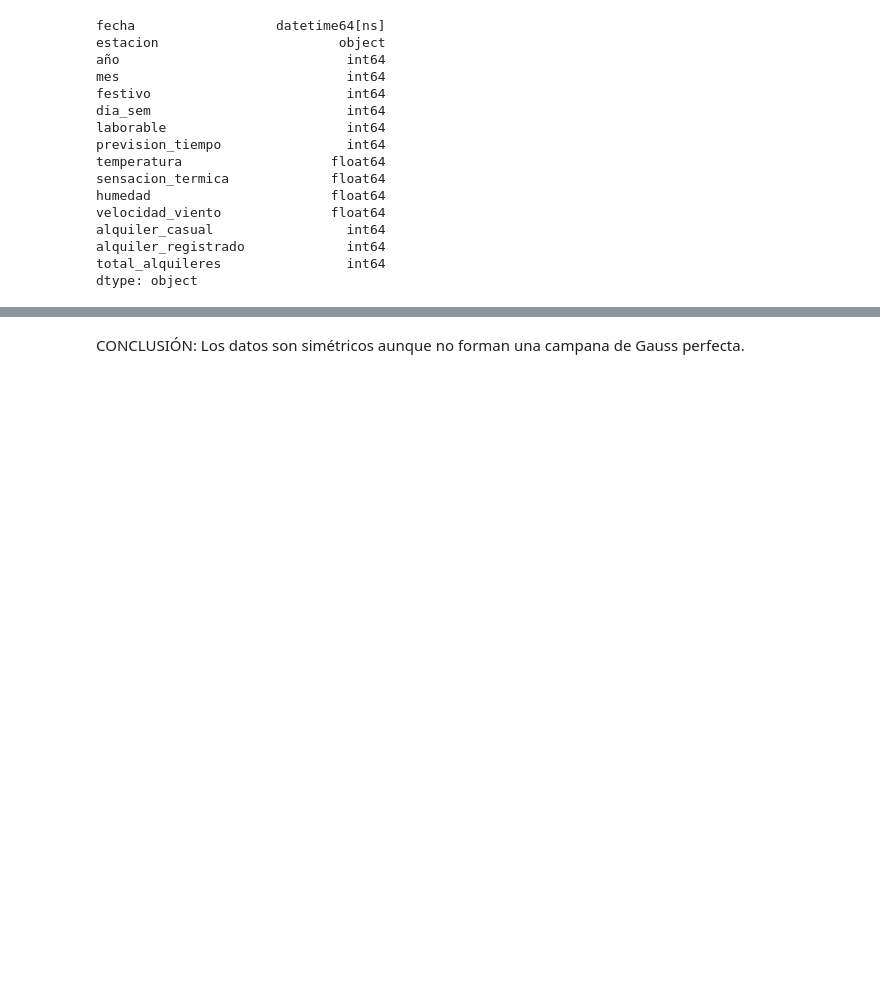
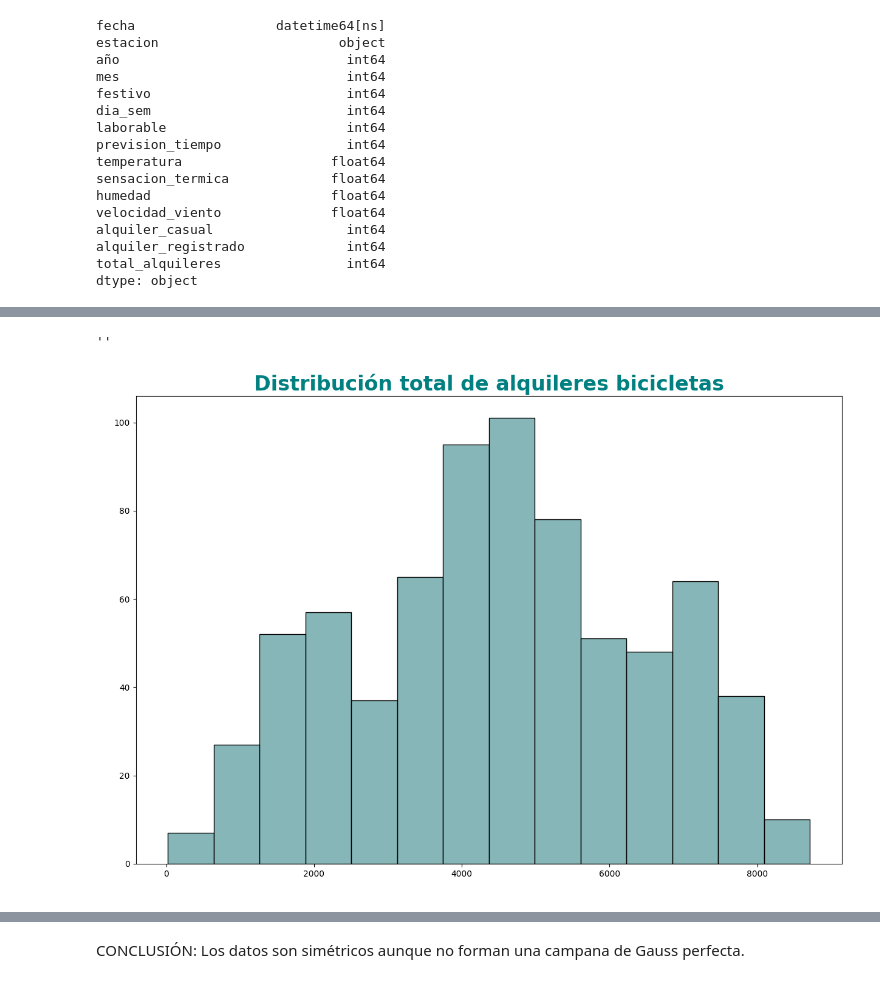
Before and after one commit to LourdesBoj/promoE-modulo3-proyecto-equipo3-Andrea-Catalina-Lourdes-AnaLopez, a Jupyter notebook: EDA.ipynb, the cells around one changed output, grey strips where cells are left out. Drawn from its saved outputs; the diff is of its cells as text; code cells hidden in the pictures; blank space fills up the shorter version.

```diff
--- a/EDA.ipynb
+++ b/EDA.ipynb
@@ -260 +212,13 @@ plt.ylabel=("");
+# %%
+plt.figure(figsize = (15,10))
+fig = sns.histplot(x ="total_alquileres", data = df,color = "cadetblue")
+fig.set_title('Distribución total de alquileres bicicletas', fontsize=24, fontweight='bold', color='teal')
+#plt.tight_layout()
+fig.set(xlabel=(" "))
+fig.set(ylabel=(" "))
+fig.set_title('Distribución total de alquileres bicicletas', fontsize=24, fontweight='bold', color= "teal");
+;
+# %% [output]
+''
+[figure, added]
 # %%
```
Also changed, not shown: parts of 25 cells of this notebook, 2 other files.
